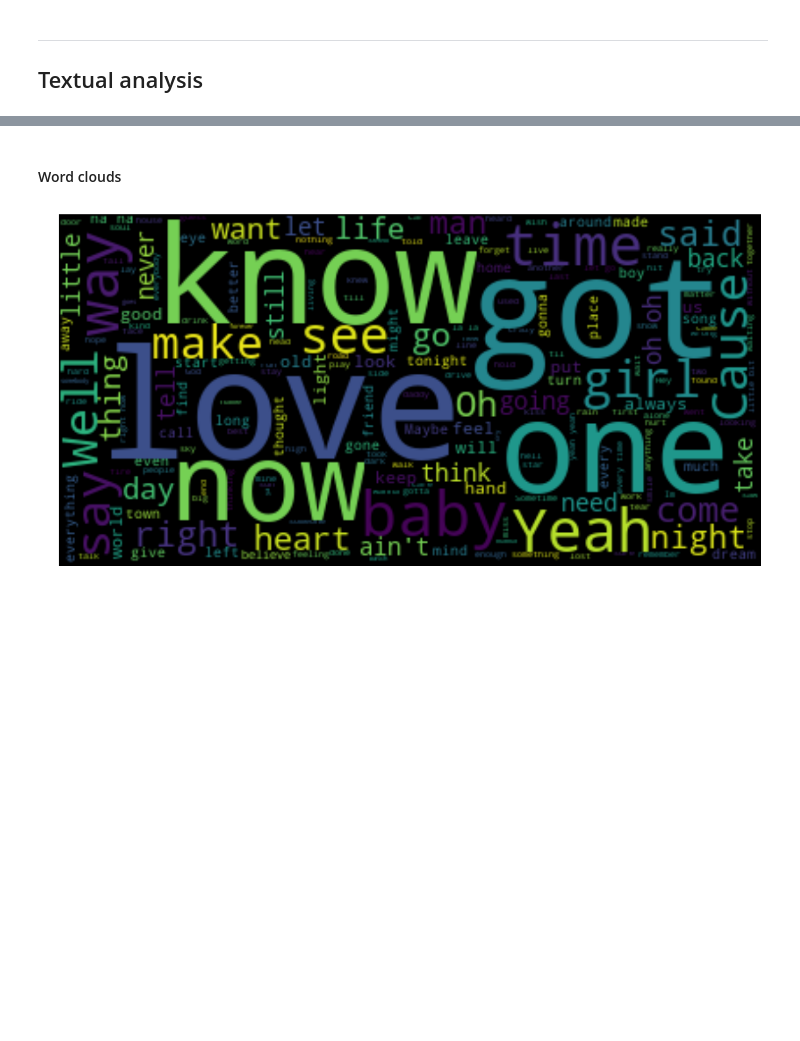
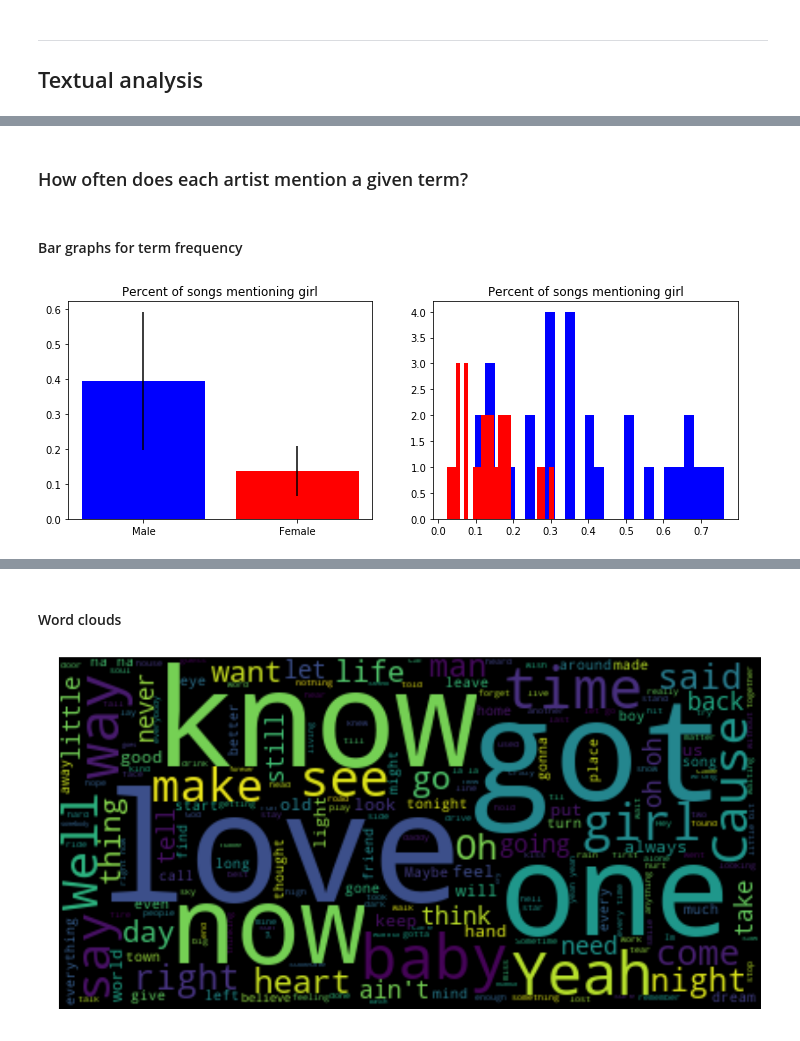
Before and after one commit to johnwmillr/trucks-and-beer, a Jupyter notebook: countryArtists.ipynb, the cells around one changed output, grey strips where cells are left out. Drawn from its saved outputs; the diff is of its cells as text; code cells hidden in the pictures; blank space fills up the shorter version.

```diff
--- a/countryArtists.ipynb
+++ b/countryArtists.ipynb
@@ -178,7 +178,3 @@ with open('artist_lyrics.json', 'w') as outfile:
     json.dump(artist_lyrics, outfile)
 # %% [markdown]
 ## Load and format the lyrics JSON object
-# %%
-data = json.load(open('lyrics_2017.json'))
-artists = data['2017']['artists']
-artists.pop(36); # Must have been an error while downloading
@@ -187,7 +180,0 @@ artists.pop(36); # Must have been an error while downloading
-# %%
-# Add all song lyrics to a single list
-all_songs = []
-for artist in artists:
-    [all_songs.append(song['lyrics']) for song in artist['songs']]
-song_count = len(all_songs)
-print("Database contains {} songs.".format(song_count))
@@ -203,0 +271,2 @@ all_lyrics = " ".join([song for song in all_songs])
+# %% [markdown]
+### How often does each artist mention a given term?
@@ -203,0 +291,23 @@ all_lyrics = " ".join([song for song in all_songs])
+# %% [markdown]
+#### Bar graphs for term frequency
+# %%
+# Get the frequency (mentions/total songs) of a given term for each artist
+freqs = calcTermFreqAcrossArtists(artists, 'girl')
+freqs_male   = freqs['frequency'].values[mask_male]
+freqs_female = freqs['frequency'].values[mask_female]
+
+# Bar graph
+fig, axs = plt.subplots(ncols=2,figsize=(12,4))
+axs[0].bar(0,freqs_male.mean(),color='b',yerr=freqs_male.std())
+axs[0].bar(1,freqs_female.mean(),color='r',yerr=freqs_female.std())
+axs[0].set_title("Percent of songs mentioning {}".format(freqs.term))
+axs[0].set_xticks([0,1])
+axs[0].set_xticklabels(("Male","Female"))
+
+# Histogram
+axs[1].hist(freqs_male,25,color='b')
+axs[1].hist(freqs_female,25,color='r')
+axs[1].set_title("Percent of songs mentioning {}".format(freqs.term));
+plt.show()
+# %% [output]
+[figure, added]
```
Also changed, not shown: parts of 35 cells of this notebook, 1 other file.
